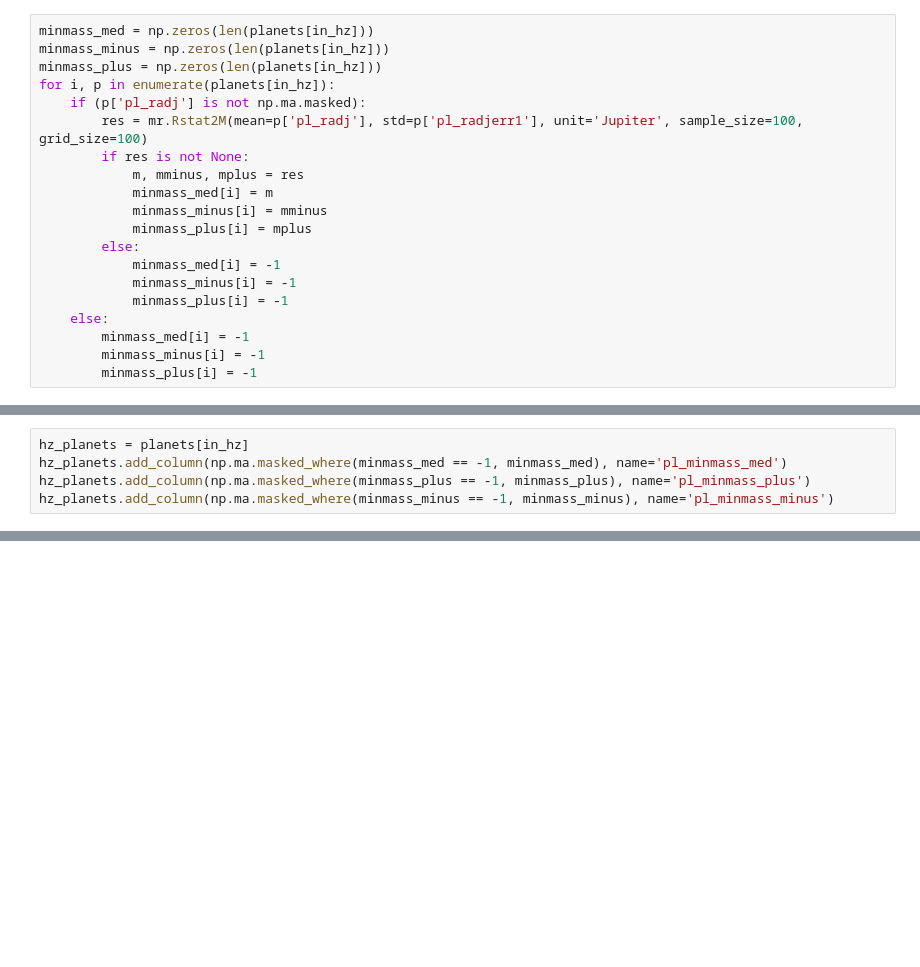
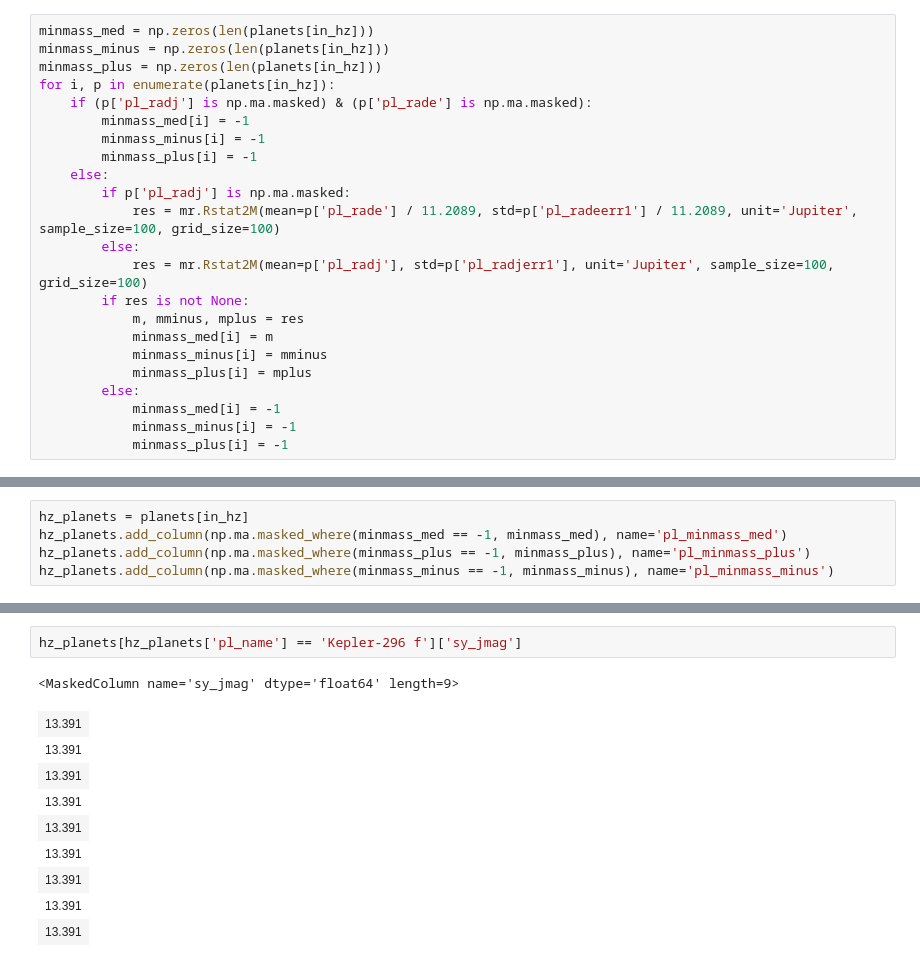
Before and after one commit to tagordon/exomoons, a Jupyter notebook: notebooks/targets.ipynb, the cells around one changed output, grey strips where cells are left out. Drawn from its saved outputs; the diff is of its cells as text; blank space fills up the shorter version.

```diff
--- a/notebooks/targets.ipynb
+++ b/notebooks/targets.ipynb
@@ -40,8 +42,15 @@ minmass_med = np.zeros(len(planets[in_hz]))
 minmass_minus = np.zeros(len(planets[in_hz]))
 minmass_plus = np.zeros(len(planets[in_hz]))
 for i, p in enumerate(planets[in_hz]):
-    if (p['pl_radj'] is not np.ma.masked):
-        res = mr.Rstat2M(mean=p['pl_radj'], std=p['pl_radjerr1'], unit='Jupiter', sample_size=100, grid_size=100)
+    if (p['pl_radj'] is np.ma.masked) & (p['pl_rade'] is np.ma.masked):
+        minmass_med[i] = -1
+        minmass_minus[i] = -1
+        minmass_plus[i] = -1
+    else:
+        if p['pl_radj'] is np.ma.masked:
+            res = mr.Rstat2M(mean=p['pl_rade'] / 11.2089, std=p['pl_radeerr1'] / 11.2089, unit='Jupiter', sample_size=100, grid_size=100)
+        else:
+            res = mr.Rstat2M(mean=p['pl_radj'], std=p['pl_radjerr1'], unit='Jupiter', sample_size=100, grid_size=100)
         if res is not None:
             m, mminus, mplus = res
             minmass_med[i] = m
@@ -51,7 +60,3 @@ for i, p in enumerate(planets[in_hz]):
             minmass_med[i] = -1
             minmass_minus[i] = -1
             minmass_plus[i] = -1
-    else:
-        minmass_med[i] = -1
-        minmass_minus[i] = -1
-        minmass_plus[i] = -1
@@ -165,0 +359,13 @@ pl.legend(fontsize=12)
+# %%
+hz_planets[hz_planets['pl_name'] == 'Kepler-296 f']['sy_jmag']
+# %% [output]
+<MaskedColumn name='sy_jmag' dtype='float64' length=9>
+| 13.391 |
+| 13.391 |
+| 13.391 |
+| 13.391 |
+| 13.391 |
+| 13.391 |
+| 13.391 |
+| 13.391 |
+| 13.391 |
```
Also changed, not shown: parts of 15 cells of this notebook, 10 other files.
